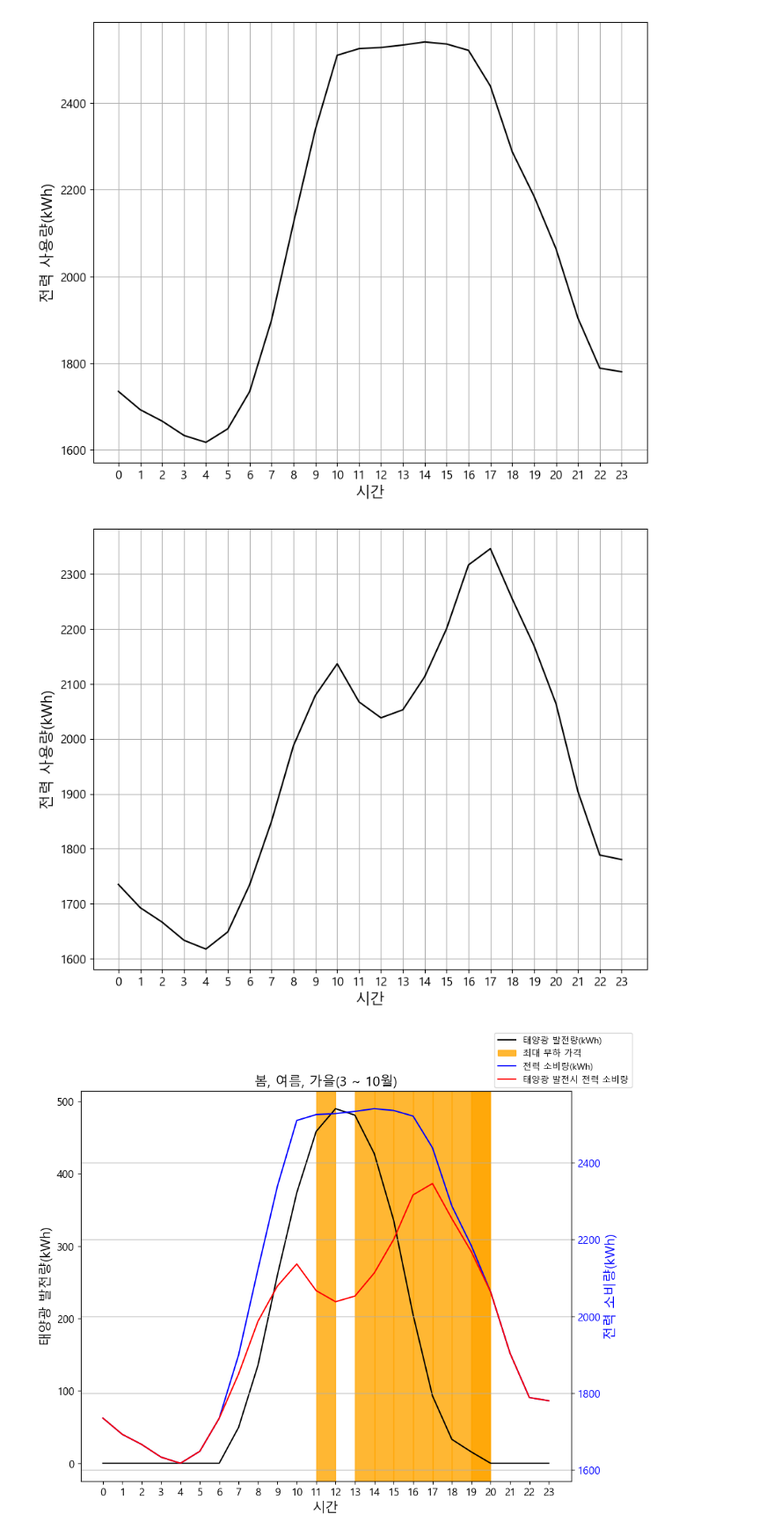
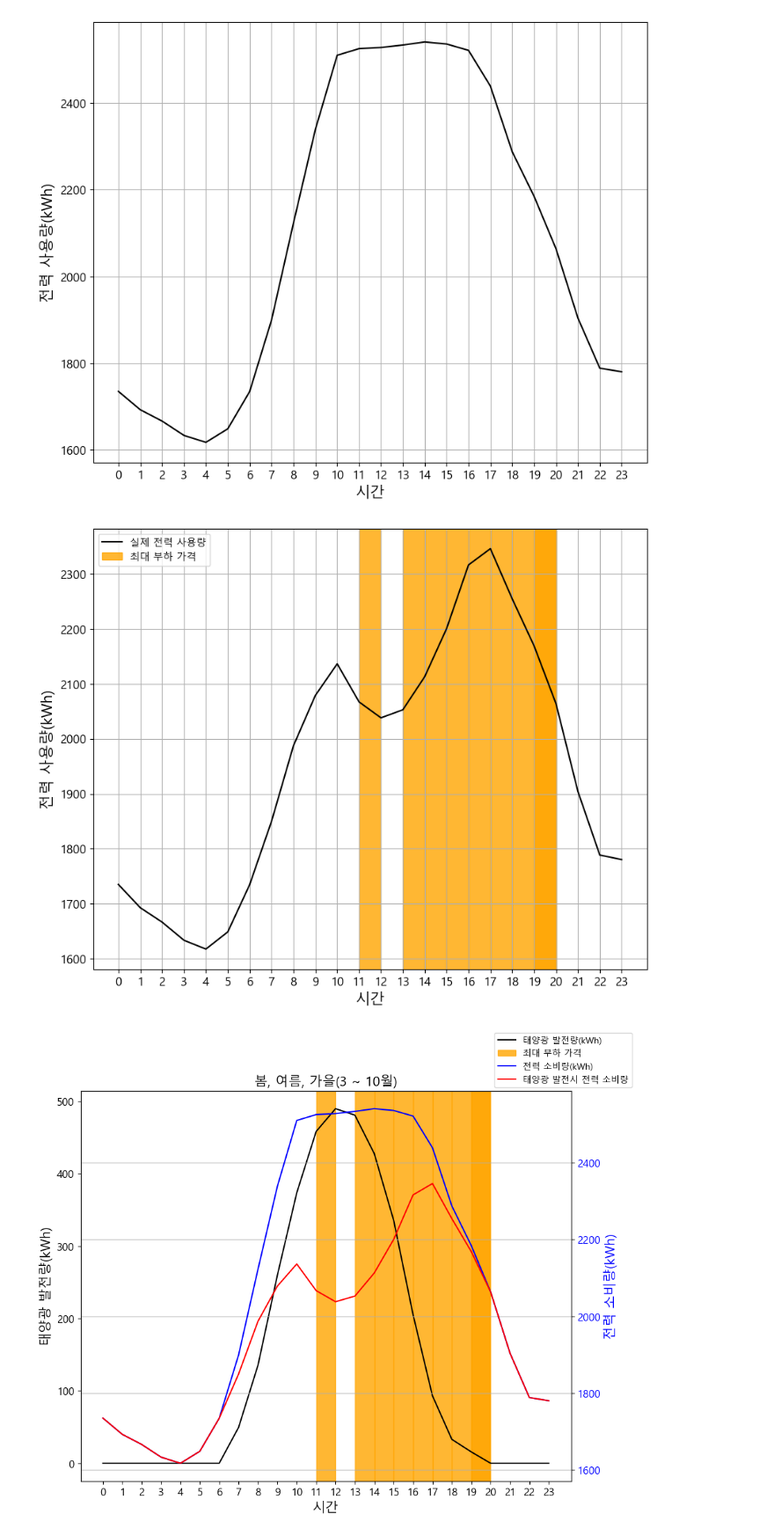
Before and after one commit to Jjineeq/Capstone_Design, a Jupyter notebook: plt.ipynb, the cells around one changed output. Shown at 88% size. Drawn from its saved outputs; the diff is of its cells as text; code cells hidden in the pictures.

```diff
--- a/plt.ipynb
+++ b/plt.ipynb
@@ -78,19 +78,24 @@ plt.ylabel('전력 사용량(kWh)', fontsize = 15)
 plt.show()
 # %% [output]
 [figure]
-# %%
-plt.figure(figsize=(10,8))
-plt.plot(qq-ee, color = 'k')
-plt.grid(True)
-plt.yticks(fontsize = 12)
-plt.xticks(np.arange(0,24,1) , fontsize = 12)
-plt.xlabel('시간', fontsize = 15)
-plt.ylabel('전력 사용량(kWh)', fontsize = 15)
-plt.show()
-# %% [output]
-[figure, removed]
 # %%
 time = [11, 13, 14, 15, 16, 17, 18, 19]
+# %%
+plt.figure(figsize=(10,8))
+plt.plot(qq-ee, color = 'k', label = '실제 전력 사용량')
+plt.grid(True)
+plt.yticks(fontsize = 12)
+plt.xticks(np.arange(0,24,1) , fontsize = 12)
+plt.xlabel('시간', fontsize = 15)
+plt.ylabel('전력 사용량(kWh)', fontsize = 15)
+for i in time:
+    plt.axvspan(i, i+1, alpha=0.8, color='orange')
+    if i == time[-1]:
+        plt.axvspan(i, i+1, alpha=0.8, color='orange', label = '최대 부하 가격')
+plt.legend()
+plt.show()
+# %% [output]
+[figure, added]
 # %%
 fig, ax1 = plt.subplots(figsize=(10, 8))
 
```
Also changed, not shown: parts of 15 cells of this notebook.
